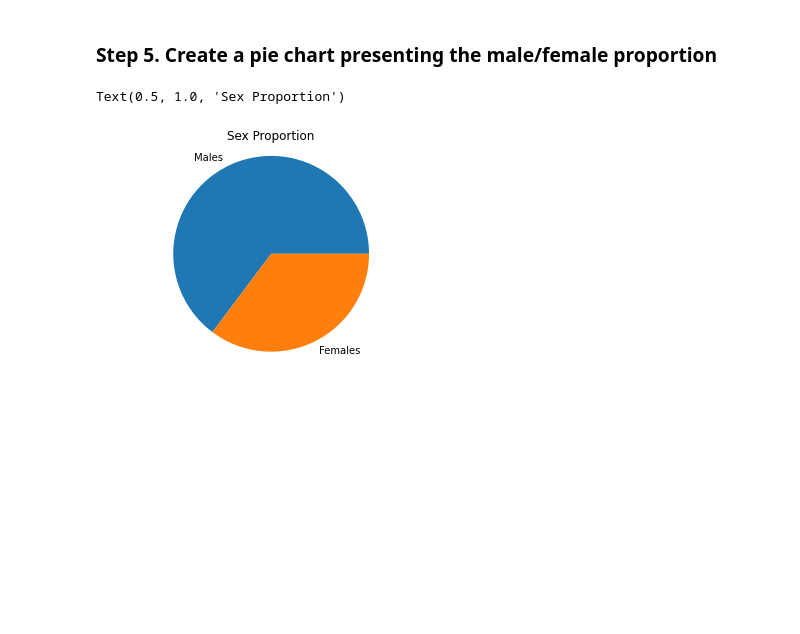
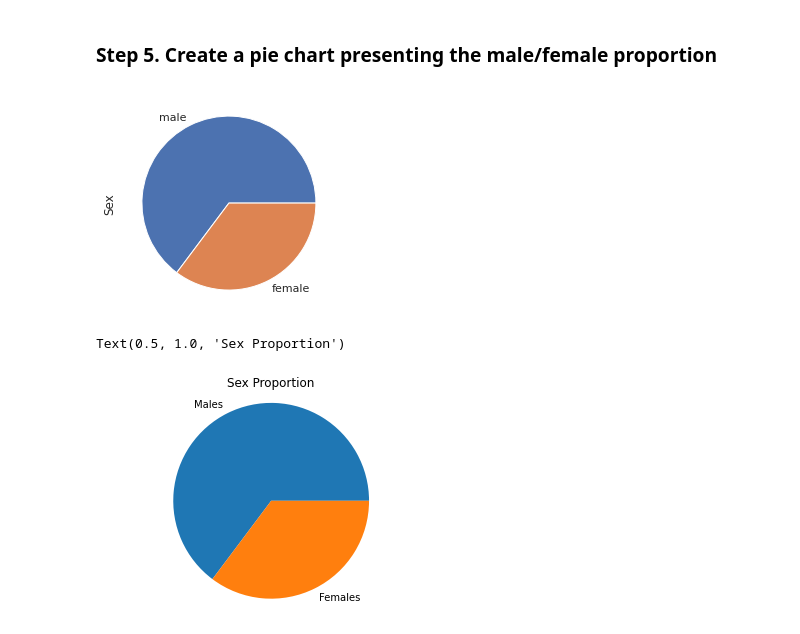
Before and after one commit to Ricardod671/pandas_exercises, a Jupyter notebook: 07_Visualization/Titanic_Desaster/Exercises.ipynb, the cells around one changed output. Drawn from its saved outputs; the diff is of its cells as text; code cells hidden in the pictures; blank space fills up the shorter version.

```diff
--- a/07_Visualization/Titanic_Desaster/Exercises.ipynb
+++ b/07_Visualization/Titanic_Desaster/Exercises.ipynb
@@ -43,6 +43,11 @@ titanic.set_index('PassengerId').head()
 | 5 | 0 | 3 | Allen, Mr. William Henry | male | 35.0 | 0 | 0 | 373450 | 8.0500 | NaN | ... |
 # %% [markdown]
 ### Step 5. Create a pie chart presenting the male/female proportion
+# %%
+titanic['Sex'].value_counts().plot(kind='pie')
+plt.show()
+# %% [output]
+[figure, added]
 # %%
 males = (titanic['Sex']== 'male').sum()
 females= (titanic['Sex']== 'female').sum()
```
Also changed, not shown: parts of 2 cells of this notebook, 2 other files.
